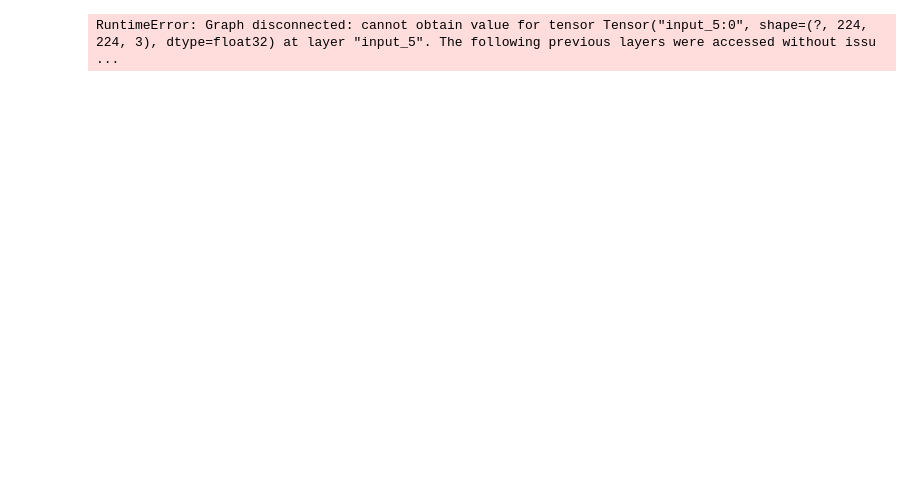
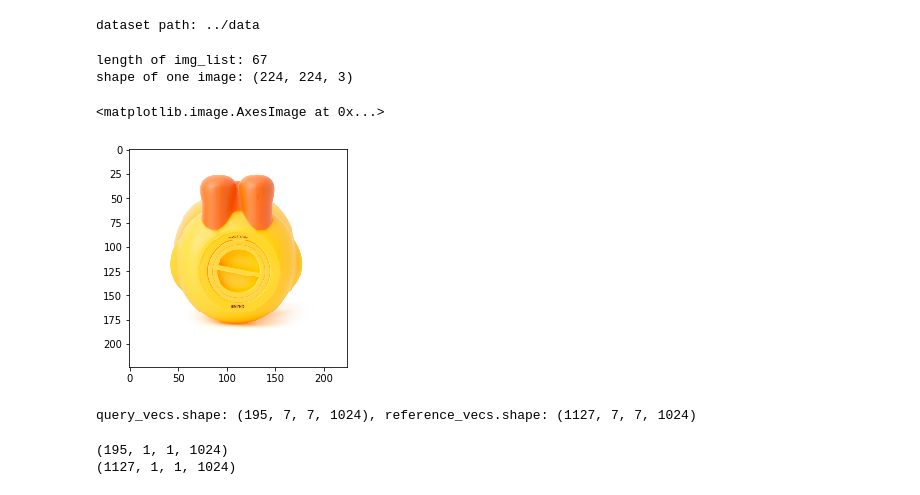
Before and after one commit to terrykwon/naver_ai_hackathon_2018, a Jupyter notebook: round_1/notebooks/1.ipynb, the cells around one changed output. Saved outputs shown, nothing was run; the diff lists cells and outputs as text; code cells hidden in the pictures; blank space fills up the shorter version.

```diff
--- a/round_1/notebooks/1.ipynb
+++ b/round_1/notebooks/1.ipynb
@@ -102,2 +0,0 @@ shape of one image: (224, 224, 3)
-# %%
-img = img_list[0]
@@ -206,12 +0,0 @@ x2 = Flatten()(x2)
-# %%
-predictions = Dense(1000, activation='softmax')(x2)
-
-""" Model """
-model = Model(inputs=base_model.input, outputs=predictions)
-
-for layer in model.layers[:-1]:
-    layer.trainable = False # Don't train initial pretrained weights
-
-model.summary()
-# %% [output]
-RuntimeError: Graph disconnected: cannot obtain value for tensor Tensor("input_5:0", shape=(?, 224, 224, 3), dtype=float32) at layer "input_5". The following previous layers were accessed without issu ...
@@ -217,0 +43,19 @@ RuntimeError: Graph disconnected: cannot obtain value for tensor Tensor("input_5
+# %%
+dataset_path = '../data'
+print('dataset path: {}'.format(dataset_path))
+
+label_list, img_list = train_data_loader(dataset_path, (224,224), None)
+# %% [output]
+dataset path: ../data
+# %%
+print('length of img_list: {}'.format(len(img_list)))
+
+print('shape of one image: {}'.format(img_list[0].shape))
+# %% [output]
+length of img_list: 67
+shape of one image: (224, 224, 3)
+# %%
+plt.imshow(img_list[0])
+# %% [output]
+<matplotlib.image.AxesImage at 0x...>
+[figure, added]
@@ -217,0 +83,13 @@ RuntimeError: Graph disconnected: cannot obtain value for tensor Tensor("input_5
+# %%
+query_vecs = np.random.rand(195, 7, 7, 1024)
+reference_vecs = np.random.rand(1127, 7, 7, 1024)
+
+print('query_vecs.shape: {}, reference_vecs.shape: {}'.format(query_vecs.shape, reference_vecs.shape))
+# %% [output]
+query_vecs.shape: (195, 7, 7, 1024), reference_vecs.shape: (1127, 7, 7, 1024)
+# %%
+query_vecs = global_max_pool_2d(query_vecs)
+reference_vecs = global_max_pool_2d(reference_vecs)
+# %% [output]
+(195, 1, 1, 1024)
+(1127, 1, 1, 1024)
```
Also changed, not shown: parts of 29 cells of this notebook, 2 other files.
